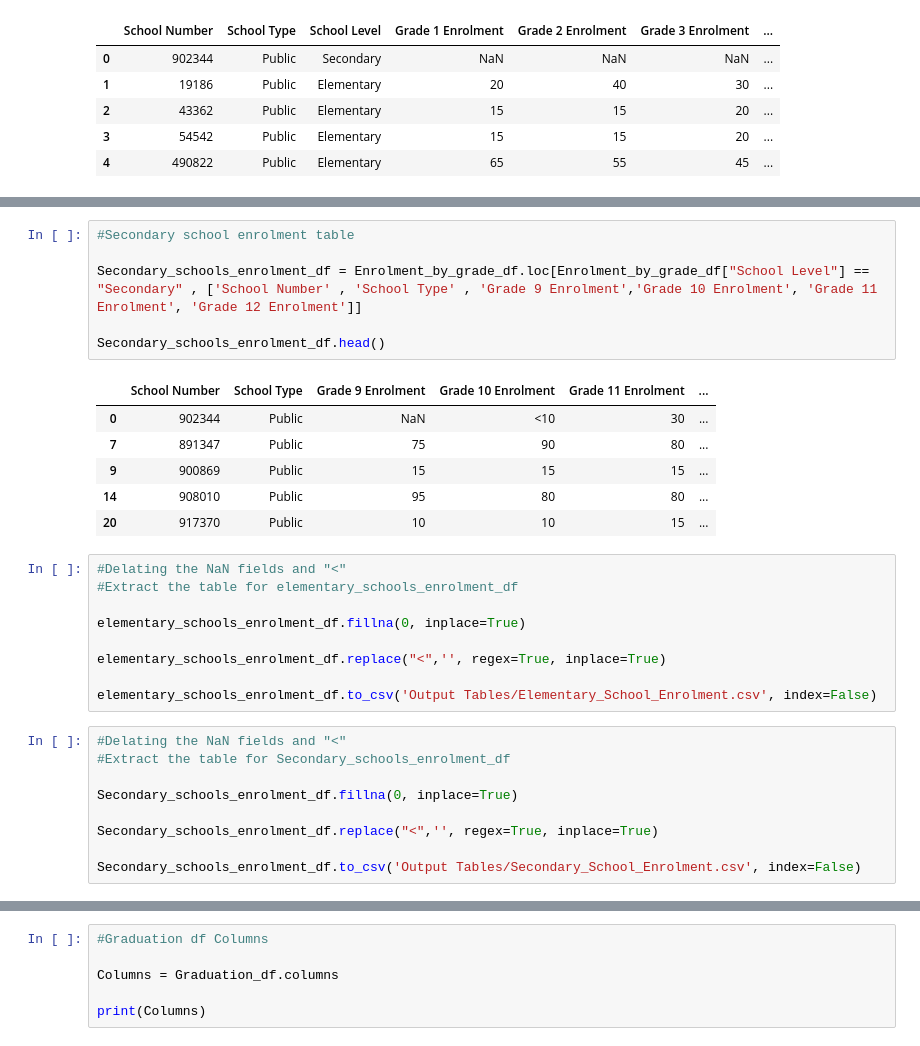
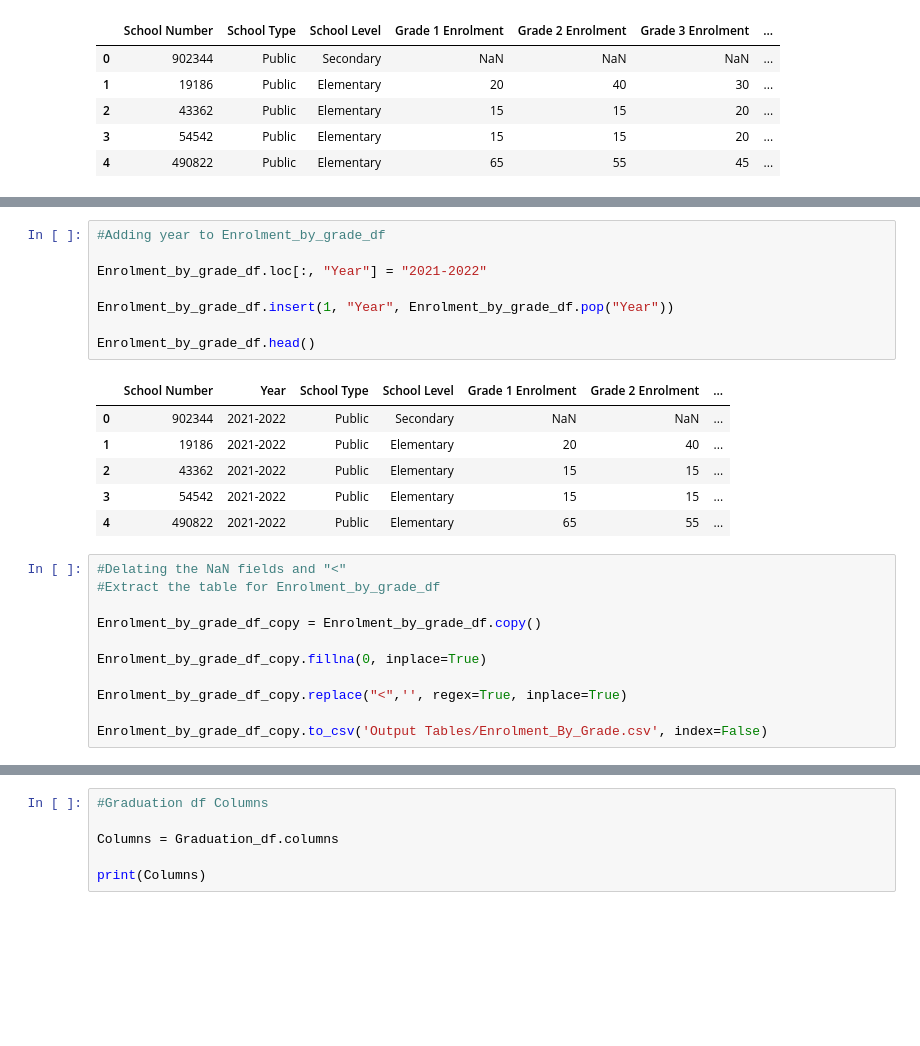
Before and after one commit to acedryden/school_research_project, a Jupyter notebook: Data Collection/Table_Preparation.ipynb, the cells around one changed output, grey strips where cells are left out. Cells and saved outputs as stored; diff of their text form; blank space fills up the shorter version.

```diff
--- a/Data Collection/Table_Preparation.ipynb
+++ b/Data Collection/Table_Preparation.ipynb
@@ -176,34 +154,29 @@ elementary_schools_enrolment_df.head()
-# %%
-#Secondary school enrolment table
-
-Secondary_schools_enrolment_df = Enrolment_by_grade_df.loc[Enrolment_by_grade_df["School Level"] == "Secondary" , ['School Number' , 'School Type' , 'Grade 9 Enrolment','Grade 10 Enrolment', 'Grade 11 Enrolment', 'Grade 12 Enrolment']]
-
-Secondary_schools_enrolment_df.head()
-# %% [output]
-|  | School Number | School Type | Grade 9 Enrolment | Grade 10 Enrolment | Grade 11 Enrolment | ... |
-| 0 | 902344 | Public | NaN | <10 | 30 | ... |
-| 7 | 891347 | Public | 75 | 90 | 80 | ... |
-| 9 | 900869 | Public | 15 | 15 | 15 | ... |
-| 14 | 908010 | Public | 95 | 80 | 80 | ... |
-| 20 | 917370 | Public | 10 | 10 | 15 | ... |
+# %%
+#Adding year to Enrolment_by_grade_df
+
+Enrolment_by_grade_df.loc[:, "Year"] = "2021-2022"
+
+Enrolment_by_grade_df.insert(1, "Year", Enrolment_by_grade_df.pop("Year"))
+
+Enrolment_by_grade_df.head()
+# %% [output]
+|  | School Number | Year | School Type | School Level | Grade 1 Enrolment | Grade 2 Enrolment | ... |
+| 0 | 902344 | 2021-2022 | Public | Secondary | NaN | NaN | ... |
+| 1 | 19186 | 2021-2022 | Public | Elementary | 20 | 40 | ... |
+| 2 | 43362 | 2021-2022 | Public | Elementary | 15 | 15 | ... |
+| 3 | 54542 | 2021-2022 | Public | Elementary | 15 | 15 | ... |
+| 4 | 490822 | 2021-2022 | Public | Elementary | 65 | 55 | ... |
 # %%
 #Delating the NaN fields and "<"
-#Extract the table for elementary_schools_enrolment_df
+#Extract the table for Enrolment_by_grade_df
 
-elementary_schools_enrolment_df.fillna(0, inplace=True)
+Enrolment_by_grade_df_copy = Enrolment_by_grade_df.copy()
 
-elementary_schools_enrolment_df.replace("<",'', regex=True, inplace=True)
+Enrolment_by_grade_df_copy.fillna(0, inplace=True)
 
-elementary_schools_enrolment_df.to_csv('Output Tables/Elementary_School_Enrolment.csv', index=False)
+Enrolment_by_grade_df_copy.replace("<",'', regex=True, inplace=True)
+
+Enrolment_by_grade_df_copy.to_csv('Output Tables/Enrolment_By_Grade.csv', index=False)
-# %%
-#Delating the NaN fields and "<"
-#Extract the table for Secondary_schools_enrolment_df
-
-Secondary_schools_enrolment_df.fillna(0, inplace=True)
-
-Secondary_schools_enrolment_df.replace("<",'', regex=True, inplace=True)
-
-Secondary_schools_enrolment_df.to_csv('Output Tables/Secondary_School_Enrolment.csv', index=False)
 # %%
 #Inporting the graduation data
 
```
Also changed, not shown: parts of 5 cells of this notebook, 7 other files.
